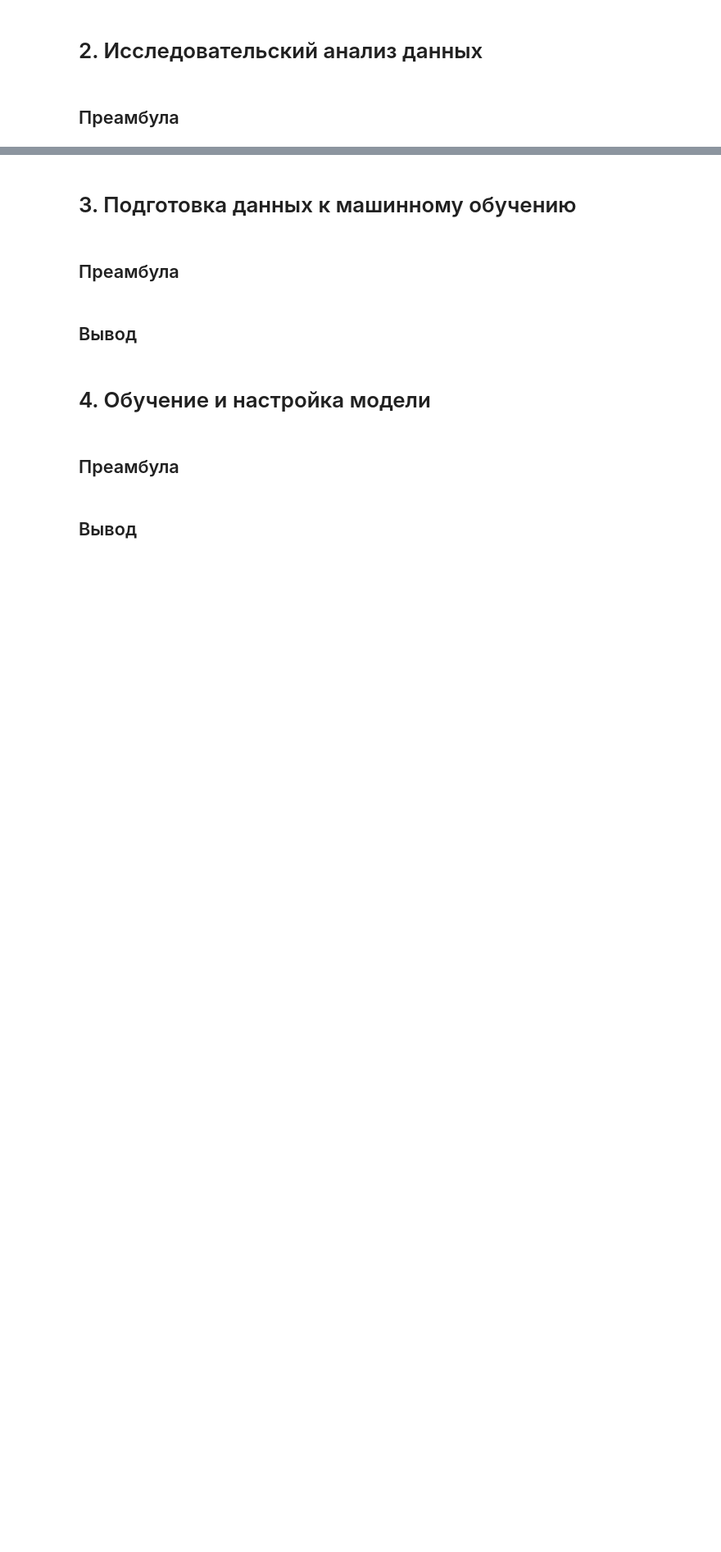
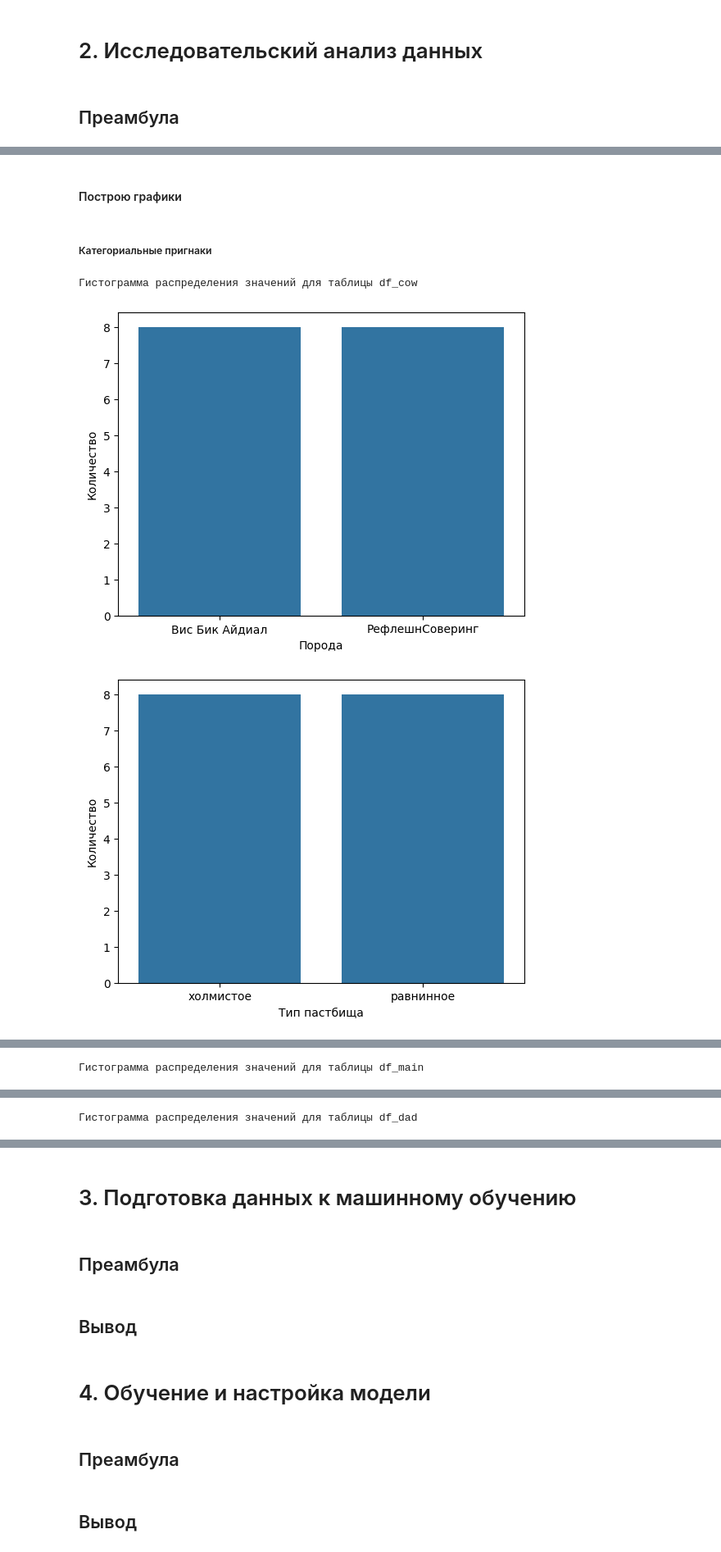
Before and after one commit to kapa6ac/project2, a Jupyter notebook: happy_farm/ds85_ML_v1.ipynb, the cells around one changed output, grey strips where cells are left out. Shown at 82% size. Cells and saved outputs as stored; diff of their text form; code cells hidden in the pictures; blank space fills up the shorter version.

```diff
--- a/happy_farm/ds85_ML_v1.ipynb
+++ b/happy_farm/ds85_ML_v1.ipynb
@@ -11,6 +11,13 @@ import matplotlib.pyplot as plt
 from statistics import mean
 import math
 DF_NAMES = ['df_cow', 'df_main', 'df_dad']
+
+COW_CAT_COL = {'breed':'Порода', 'pasture_type':'Тип пастбища', 'breed_dad':'Порода отца', 'dad_name':'Кличка отца', 'age':'Возраст'}
+MAIN_CAT_COL = {'breed':'Порода', 'pasture_type':'Тип пастбища', 'breed_dad':'Порода отца', 'taste':'Вкус', 'age':'Возраст'}
+DAD_CAT_COL = {'name':'Кличка'}
+
+COW_NUM_COL = {'fat_per':'Процент жирности', 'protein_per':'Проценты белка'}
+MAIN_NUM_COL = {'yield':'Удой', 'eke':'Энергетическая кормовая единица', 'protein_weight':'Содержание сырого протеина в корме (г.)', 'spo':'Сахаро-протеиновое соотношение', 'fat_per':'Процент жирности', 'protein_per':'Процент белка'}
 # %% [markdown]
 # 1. Предобработка данных
 # %% [markdown]
@@ -238,0 +238,3 @@ print(f'В df_dad найдено дубликатов: {df_dad.duplicated().sum(
+# %%
+for d in DF_NAMES:
+    print(f'В {d} найдено дубликатов: {globals()[d].duplicated().sum()}')
@@ -246,0 +247,3 @@ df_main = df_main.drop_duplicates()
+# %%
+for d in DF_NAMES:
+    globals()[d] = globals()[d].drop_duplicates()
@@ -246,0 +252,7 @@ df_main = df_main.drop_duplicates()
+# %%
+for d in DF_NAMES:
+    if 'cow' in d: c_a = COW_CAT_COL.keys()
+    if 'main' in d: c_a = MAIN_CAT_COL.keys()
+    if 'dad' in d: c_a = DAD_CAT_COL.keys()
+    for c in c_a:
+        print(f'Список уникальных значений таблицы {d} столбца {c}: {globals()[d][c].unique()}')
@@ -252,0 +334,20 @@ df_main = df_main.drop_duplicates()
+# %% [markdown]
+#### Построю графики
+# %% [markdown]
+##### Категориальные пригнаки
+# %%
+# для каждой таблицы создам константу содержащую перчень столбцов с категориальными признаками
+
+for d in DF_NAMES:
+    if 'cow' in d: c_a = COW_CAT_COL
+    if 'main' in d: c_a = MAIN_CAT_COL
+    if 'dad' in d: c_a = DAD_CAT_COL
+    print(f'Гистограмма распределения значений для таблицы {d}')
+    for c in c_a:
+        ax = sns.countplot(x=c, data = globals()[d])
+        ax.set(xlabel=c_a[c], ylabel='Количество')
+        plt.show()
+# %% [output]
+Гистограмма распределения значений для таблицы df_cow
+[figure, added]
+[figure, added]
@@ -252,0 +357 @@ df_main = df_main.drop_duplicates()
+Гистограмма распределения значений для таблицы df_main
@@ -252,0 +363 @@ df_main = df_main.drop_duplicates()
+Гистограмма распределения значений для таблицы df_dad
```
Also changed, not shown: parts of 21 cells of this notebook.
